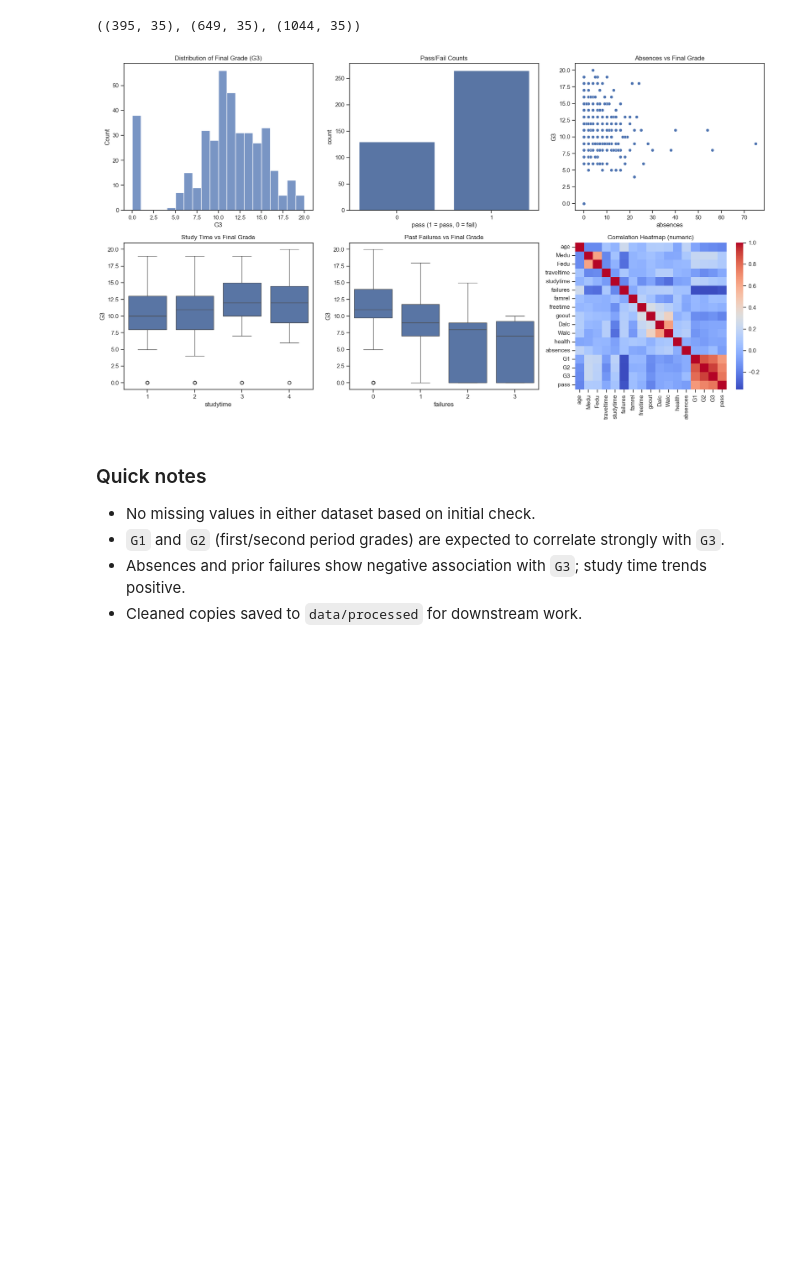
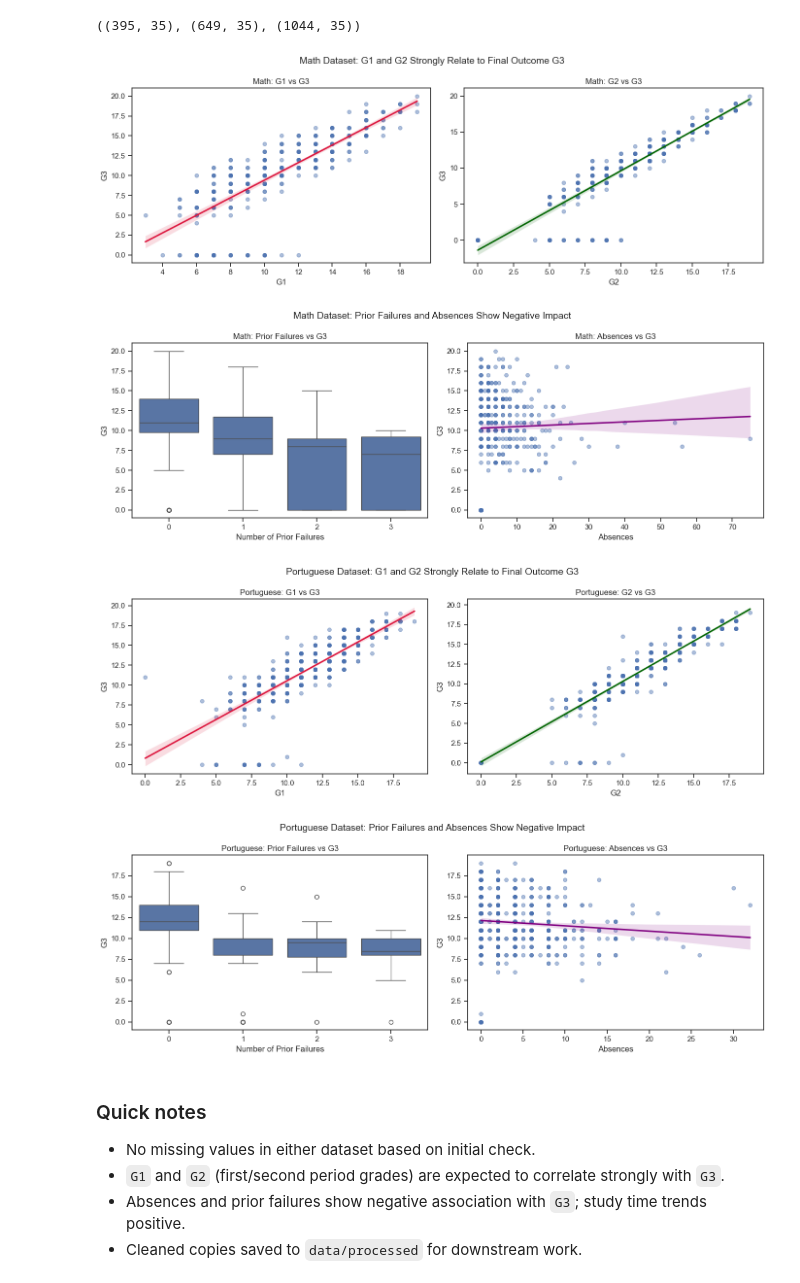
Before and after one commit to ZaidenxThiha/Student-Dropout-Prediction-and-Alert-System, a Jupyter notebook: notebooks/performance/preprocess.ipynb, the cells around one changed output. Saved outputs shown, nothing was run; the diff lists cells and outputs as text; code cells hidden in the pictures; blank space fills up the shorter version.

Commit message:
fix EDA visual

```diff
--- a/notebooks/performance/preprocess.ipynb
+++ b/notebooks/performance/preprocess.ipynb
@@ -107,33 +107,72 @@ combined_clean.to_csv(processed_dir / "student_all_cleaned.csv", index=False)
 # %% [output]
 ((395, 35), (649, 35), (1044, 35))
 # %%
-# EDA visualizations (Math dataset)
-fig, axes = plt.subplots(2, 3, figsize=(18, 10))
+# EDA visualizations focused on the main academic risk signals
+eda_datasets = {
+    "Math": mat_clean,
+    "Portuguese": por_clean,
+}
 
-sns.histplot(mat_clean["G3"], bins=20, kde=False, ax=axes[0, 0])
-axes[0, 0].set_title("Distribution of Final Grade (G3)")
+for dataset_name, dataset_df in eda_datasets.items():
+    # Chart 1: G1 and G2 relationship with the final grade G3
+    fig, axes = plt.subplots(1, 2, figsize=(14, 5))
 
-sns.countplot(x="pass", data=mat_clean, ax=axes[0, 1])
-axes[0, 1].set_title("Pass/Fail Counts")
-axes[0, 1].set_xlabel("pass (1 = pass, 0 = fail)")
+    sns.regplot(
+        data=dataset_df,
+        x="G1",
+        y="G3",
+        scatter_kws={"alpha": 0.45, "s": 30},
+        line_kws={"color": "crimson"},
+        ax=axes[0],
+    )
+    axes[0].set_title(f"{dataset_name}: G1 vs G3")
+    axes[0].set_xlabel("G1")
+    axes[0].set_ylabel("G3")
 
-sns.scatterplot(x="absences", y="G3", data=mat_clean, ax=axes[0, 2])
-axes[0, 2].set_title("Absences vs Final Grade")
+    sns.regplot(
+        data=dataset_df,
+        x="G2",
+        y="G3",
+        scatter_kws={"alpha": 0.45, "s": 30},
+        line_kws={"color": "darkgreen"},
+        ax=axes[1],
+    )
+    axes[1].set_title(f"{dataset_name}: G2 vs G3")
+    axes[1].set_xlabel("G2")
+    axes[1].set_ylabel("G3")
 
-sns.boxplot(x="studytime", y="G3", data=mat_clean, ax=axes[1, 0])
-axes[1, 0].set_title("Study Time vs Final Grade")
+    fig.suptitle(f"{dataset_name} Dataset: G1 and G2 Strongly Relate to Final Outcome G3", fontsize=14)
+    plt.tight_layout()
+    plt.show()
 
-sns.boxplot(x="failures", y="G3", data=mat_clean, ax=axes[1, 1])
-axes[1, 1].set_title("Past Failures vs Final Grade")
+    # Chart 2: failures and absences as negative-impact indicators
+    fig, axes = plt.subplots(1, 2, figsize=(14, 5))
 
-corr = mat_clean.select_dtypes(include="number").corr()
-sns.heatmap(corr, cmap="coolwarm", ax=axes[1, 2])
-axes[1, 2].set_title("Correlation Heatmap (numeric)")
+    sns.boxplot(data=dataset_df, x="failures", y="G3", ax=axes[0])
+    axes[0].set_title(f"{dataset_name}: Prior Failures vs G3")
+    axes[0].set_xlabel("Number of Prior Failures")
+    axes[0].set_ylabel("G3")
 
-plt.tight_layout()
-plt.show()
+    sns.regplot(
+        data=dataset_df,
+        x="absences",
+        y="G3",
+        scatter_kws={"alpha": 0.45, "s": 30},
+        line_kws={"color": "purple"},
+        ax=axes[1],
+    )
+    axes[1].set_title(f"{dataset_name}: Absences vs G3")
+    axes[1].set_xlabel("Absences")
+    axes[1].set_ylabel("G3")
+
+    fig.suptitle(f"{dataset_name} Dataset: Prior Failures and Absences Show Negative Impact", fontsize=14)
+    plt.tight_layout()
+    plt.show()
 # %% [output]
-[figure, old version]
+[figure, new version]
+[figure, added]
+[figure, added]
+[figure, added]
 # %% [markdown]
 ### Quick notes
 - No missing values in either dataset based on initial check.
```
Also changed, not shown: 16 other files.
